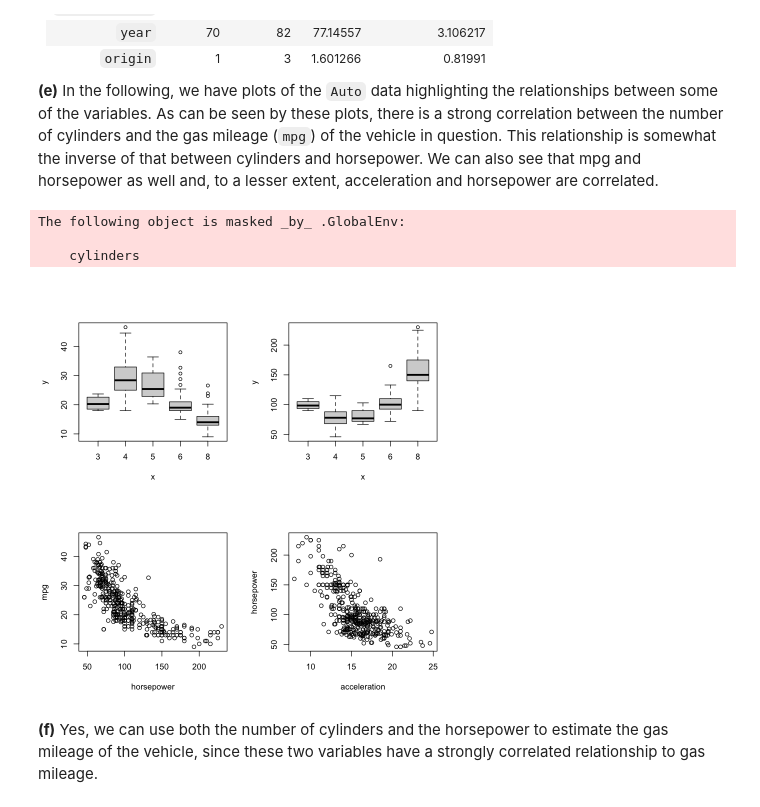
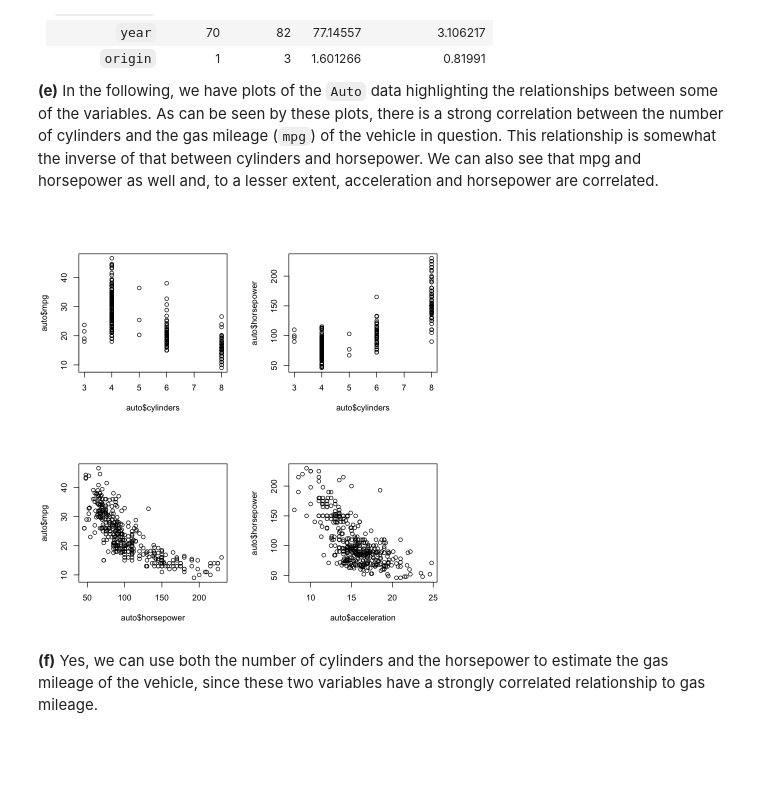
Before and after one commit to GrahamStrickland/isl, a Jupyter notebook: ch02.ipynb, the cells around one changed output. Saved outputs shown, nothing was run; the diff lists cells and outputs as text; code cells hidden in the pictures; blank space fills up the shorter version.

Commit message:
Fix R warnings global variable names in notebooks

```diff
--- a/ch02.ipynb
+++ b/ch02.ipynb
@@ -515,18 +514,14 @@ are correlated.
 # %%
 auto <- read.csv("datasets/Auto.csv", na.strings = "?", stringsAsFactors = TRUE)
 auto <- na.omit(auto)
-attach(auto)
 
 par(mfrow = c(2, 2))
-plot(cylinders, mpg)
-plot(cylinders, horsepower)
-plot(horsepower, mpg)
-plot(acceleration, horsepower)
+plot(auto$cylinders, auto$mpg)
+plot(auto$cylinders, auto$horsepower)
+plot(auto$horsepower, auto$mpg)
+plot(auto$acceleration, auto$horsepower)
 # %% [output]
-The following object is masked _by_ .GlobalEnv:
-
-    cylinders
-[figure, old version]
+[figure, new version]
 # %% [markdown]
 **(f)** Yes, we can use both the number of cylinders and the horsepower to
 estimate the gas mileage of the vehicle, since these two variables have a
```
Also changed, not shown: parts of 9 cells of this notebook, 1 other file.
